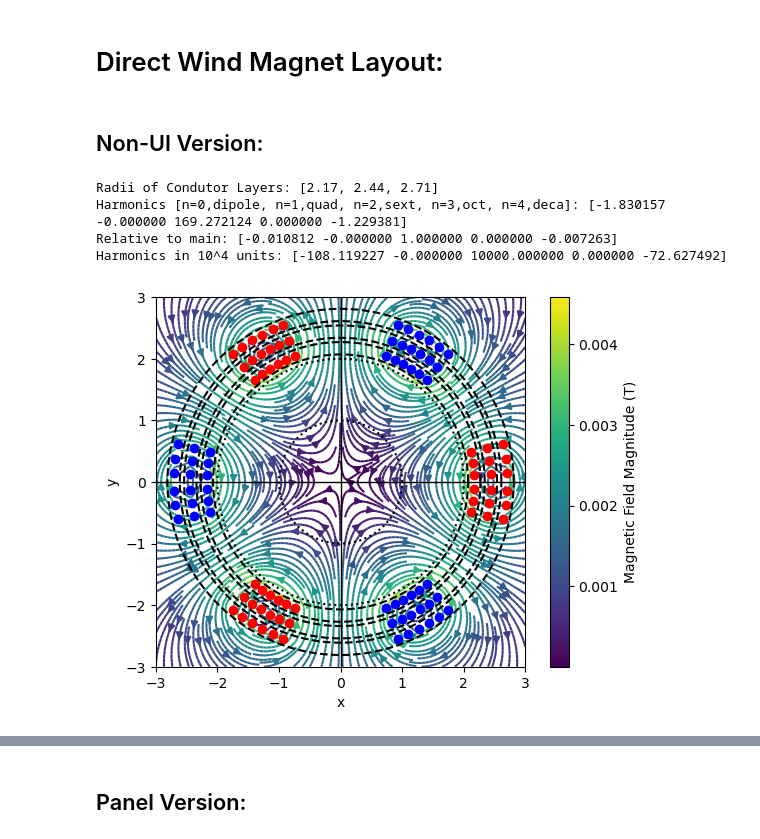
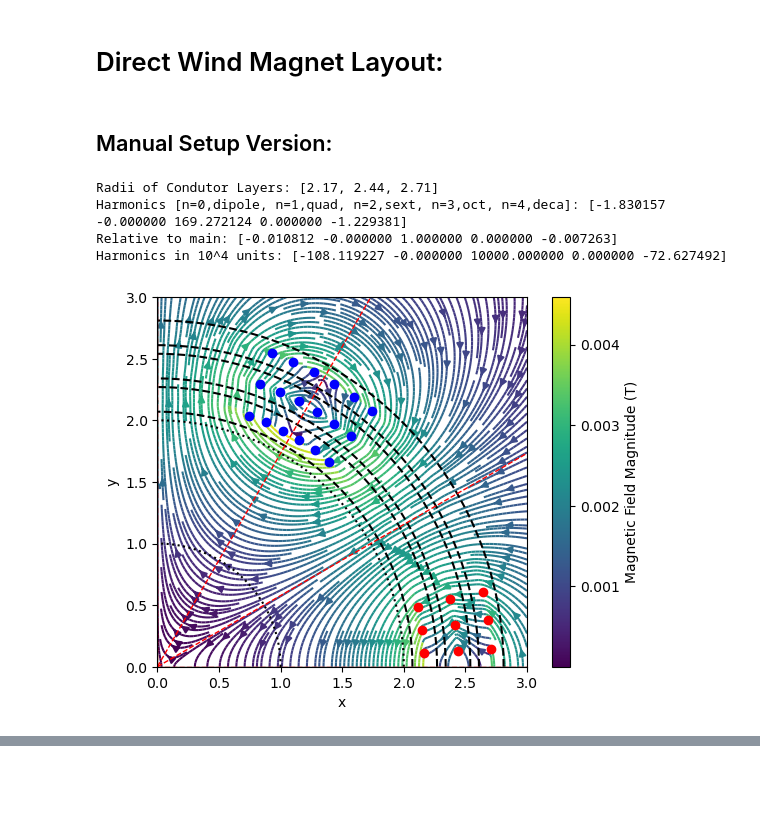
Before and after one commit to sobrienbnl/optimum-integral-design-python, a Jupyter notebook: DirectWind.ipynb, the cells around one changed output, grey strips where cells are left out. Saved outputs shown, nothing was run; the diff lists cells and outputs as text; code cells hidden in the pictures; blank space fills up the shorter version.

```diff
--- a/DirectWind.ipynb
+++ b/DirectWind.ipynb
@@ -1,7 +1,7 @@
 # %% [markdown]
 # Direct Wind Magnet Layout:
 # %% [markdown]
-## Non-UI Version:
+## Manual Setup Version:
 # %%
 %%time
 import numpy as np
@@ -102,7 +102,7 @@ mag_type = 3
 surf_plot = False
 
 # To set to either show all quadrants or only the first quadrant here:
-all_quads = True
+all_quads = False
 
 # =============== Defined variables ===============
 # Vacuum permeability
@@ -274,31 +274,51 @@ if surf_plot == True:
     pcm = ax.pcolormesh(X, Y, B_mag_masked, shading='auto', cmap='viridis')
     fig.colorbar(pcm, ax=ax, label='Magnetic Field Magnitude (T)')
 else:
     # Plots the magnetic field lines
     strm = plt.streamplot(X, Y, Bx_total, By_total, color=B_mag, cmap='viridis', density=3, zorder=0)
     cbar = plt.colorbar(strm.lines, label='Magnetic Field Magnitude (T)')
 
 # Plots circles around \pm dr awway from where the conductors are (offset by t as done above)
 for rad in rads:
     circ_plot(rad+dr)
     circ_plot(rad-dr)
 
 # Aperture Radius
 circ_plot(aper_rad, color='k:')
 # Reference Radius
 circ_plot(ref_rad, color='k:')
 
+
+
+# ========== USER INPUTS ==========
+theta_rad = np.pi/(2*mag_type)  # angle spacing in degrees -> This layout is what we want to copy
+r = 5           # length of each line
+# =================================
+
+# Plot lines every theta_deg degrees
+for i in range(int(2*np.pi / theta_rad)):
+    angle = i * theta_rad
+    x = [0, r * np.cos(angle)]
+    y = [0, r * np.sin(angle)]
+    plt.plot(x, y, 'r--', lw=1)
+
+# Draw a reference circle
+circ = np.linspace(0, 2*np.pi, 500)
+plt.plot(r * np.cos(circ), r * np.sin(circ), 'b:')
+
+
+
 plt.xlim(bounds[0][0], bounds[0][1])
 plt.ylim(bounds[1][0], bounds[1][1])
 plt.xlabel("x")
 plt.ylabel("y")
 plt.axhline(0, color='black', linewidth=1, zorder=1)
 plt.axvline(0, color='black', linewidth=1, zorder=1)
 plt.gca().set_aspect('equal')
 plt.show()
 # %% [output]
 Radii of Condutor Layers: [2.17, 2.44, 2.71]
 Harmonics [n=0,dipole, n=1,quad, n=2,sext, n=3,oct, n=4,deca]: [-1.830157 -0.000000 169.272124 0.000000 -1.229381]
 Relative to main: [-0.010812 -0.000000 1.000000 0.000000 -0.007263]
 Harmonics in 10^4 units: [-108.119227 -0.000000 10000.000000 0.000000 -72.627492]
-[figure, old version]
+[figure, new version]
@@ -307,2 +326,0 @@ Wall time: 14.4 s
-# %% [markdown]
-## Panel Version:
```
Also changed, not shown: parts of 5 cells of this notebook, 1 other file.
